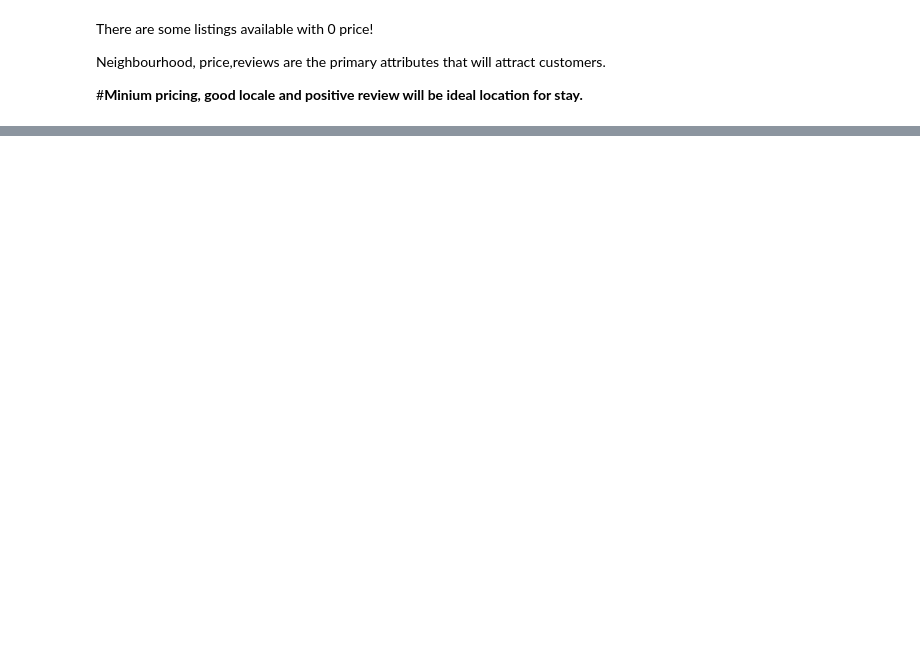
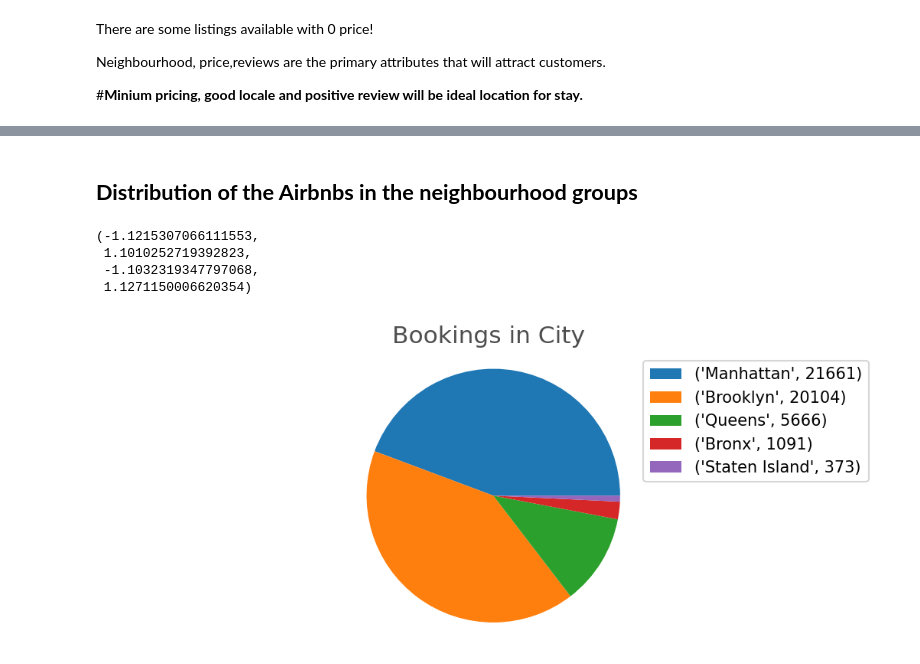
Before and after one commit to prajwal-mv/AirBnB-EDA-project, a Jupyter notebook: AirBnB_EDA_.ipynb, the cells around one changed output, grey strips where cells are left out. Saved outputs shown, nothing was run; the diff lists cells and outputs as text; code cells hidden in the pictures; blank space fills up the shorter version.

```diff
--- a/AirBnB_EDA_.ipynb
+++ b/AirBnB_EDA_.ipynb
@@ -208,0 +308,21 @@ Neighbourhood, price,reviews are the primary attributes that will attract custom
+# %% [markdown]
+## **Distribution of the Airbnbs in the neighbourhood groups**
+# %%
+#Creating data frame based on the number of stays in each boroughs
+Count_grp_neighbourhood = df['neighbourhood_group'].value_counts().to_frame().reset_index()
+Count_grp_neighbourhood.columns = ['neighbourhood_group','Count']
+
+#Visualizing the Boroughs
+plt.rcParams["figure.figsize"] = [7, 3]
+plt.rcParams["figure.autolayout"] = True
+Labels1 = list(zip(list(Count_grp_neighbourhood.neighbourhood_group),list(Count_grp_neighbourhood.Count)))
+patches, texts = plt.pie(list(Count_grp_neighbourhood.Count))
+plt.legend(patches, Labels1, loc="best")
+plt.title('Bookings in City ', size=15, color='#4f4e4e')
+plt.axis('equal')
+# %% [output]
+(-1.1215307066111553,
+ 1.1010252719392823,
+ -1.1032319347797068,
+ 1.1271150006620354)
+[figure, added]
```
Also changed, not shown: parts of 25 cells of this notebook.
